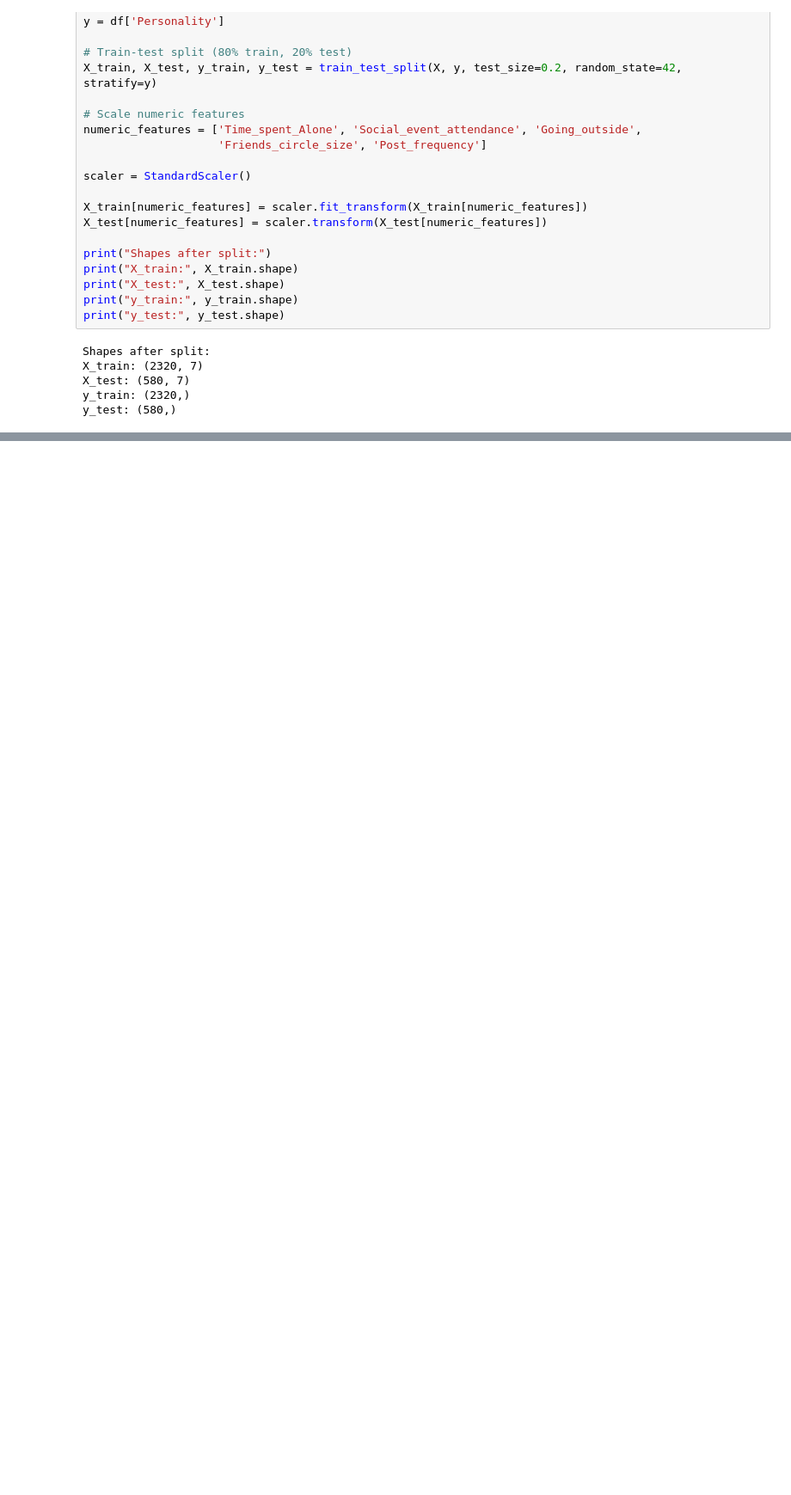
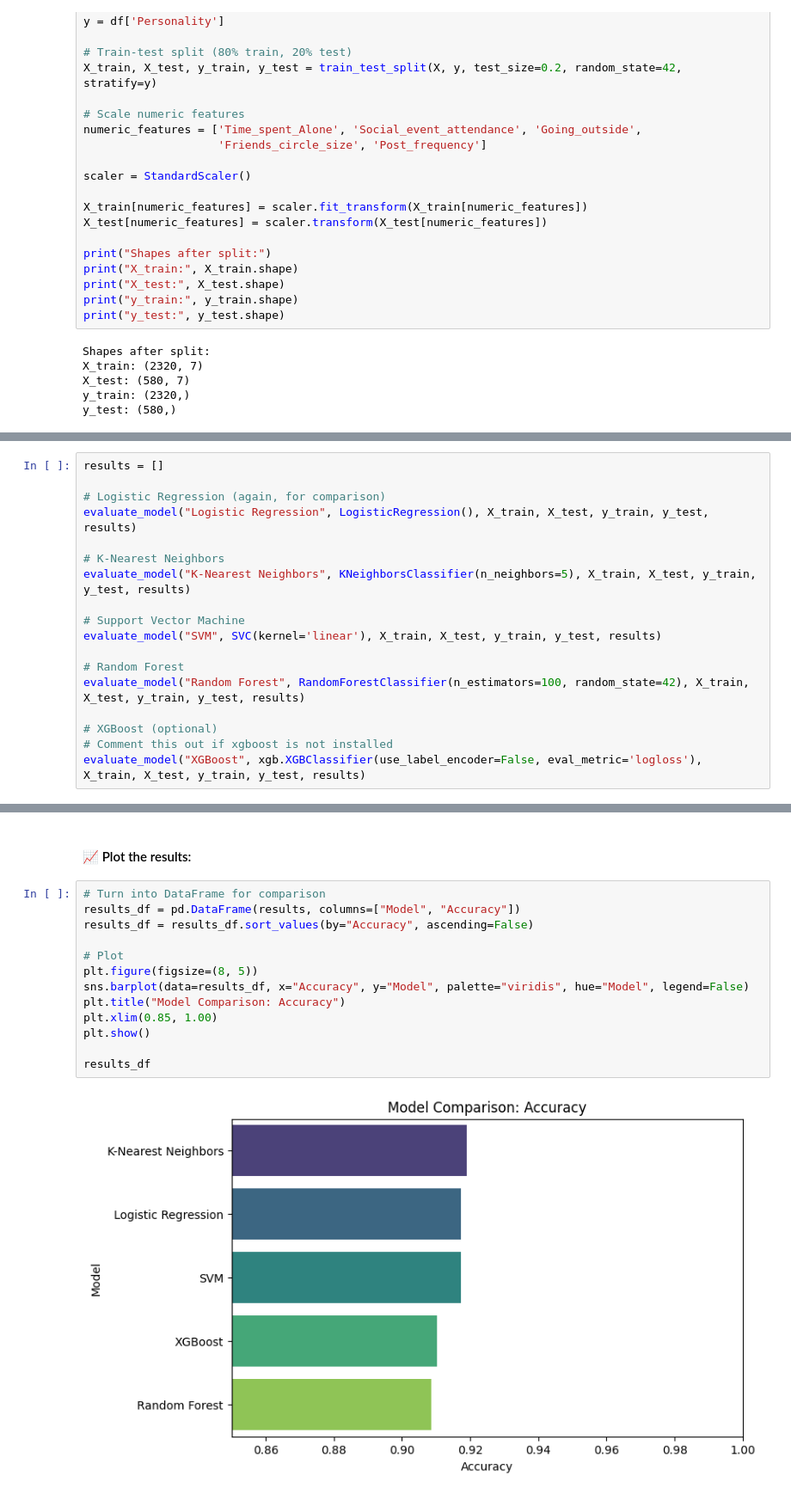
Before and after one commit to zalesol265/behavior-based-personality-prediction, a Jupyter notebook: notebooks/01-exploratory-analysis.ipynb, the cells around one changed output, grey strips where cells are left out. Shown at 86% size. Drawn from its saved outputs; the diff is of its cells as text; blank space fills up the shorter version.

Commit message:
Train multiple models

```diff
--- a/notebooks/01-exploratory-analysis.ipynb
+++ b/notebooks/01-exploratory-analysis.ipynb
@@ -240,0 +233,18 @@ Confusion Matrix:
+# %%
+results = []
+
+# Logistic Regression (again, for comparison)
+evaluate_model("Logistic Regression", LogisticRegression(), X_train, X_test, y_train, y_test, results)
+
+# K-Nearest Neighbors
+evaluate_model("K-Nearest Neighbors", KNeighborsClassifier(n_neighbors=5), X_train, X_test, y_train, y_test, results)
+
+# Support Vector Machine
+evaluate_model("SVM", SVC(kernel='linear'), X_train, X_test, y_train, y_test, results)
+
+# Random Forest
+evaluate_model("Random Forest", RandomForestClassifier(n_estimators=100, random_state=42), X_train, X_test, y_train, y_test, results)
+
+# XGBoost (optional)
+# Comment this out if xgboost is not installed
+evaluate_model("XGBoost", xgb.XGBClassifier(use_label_encoder=False, eval_metric='logloss'), X_train, X_test, y_train, y_test, results)
@@ -240,0 +260,17 @@ Confusion Matrix:
+# %% [markdown]
+#### 📈 Plot the results:
+# %%
+# Turn into DataFrame for comparison
+results_df = pd.DataFrame(results, columns=["Model", "Accuracy"])
+results_df = results_df.sort_values(by="Accuracy", ascending=False)
+
+# Plot
+plt.figure(figsize=(8, 5))
+sns.barplot(data=results_df, x="Accuracy", y="Model", palette="viridis", hue="Model", legend=False)
+plt.title("Model Comparison: Accuracy")
+plt.xlim(0.85, 1.00)
+plt.show()
+
+results_df
+# %% [output]
+[figure, added]
```
Also changed, not shown: parts of 8 cells of this notebook.
